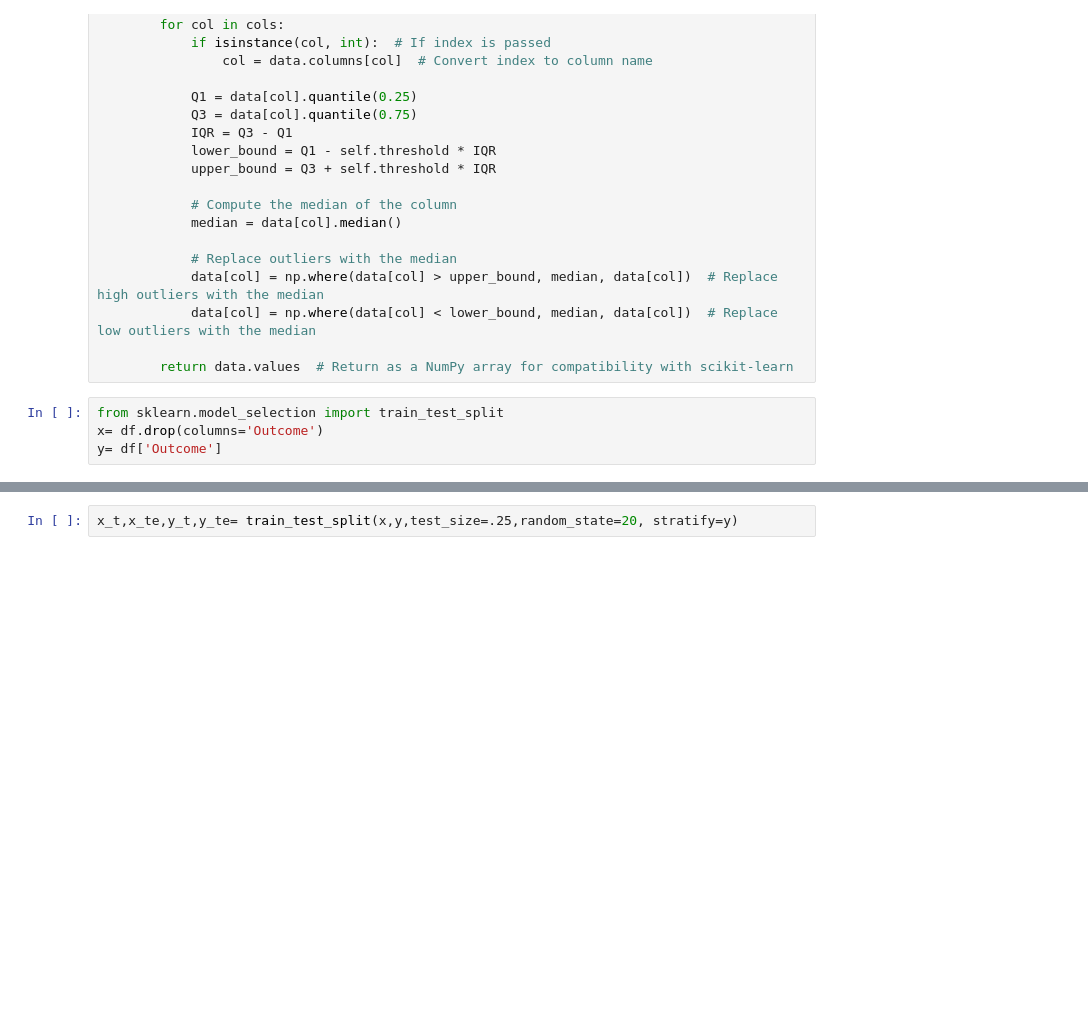
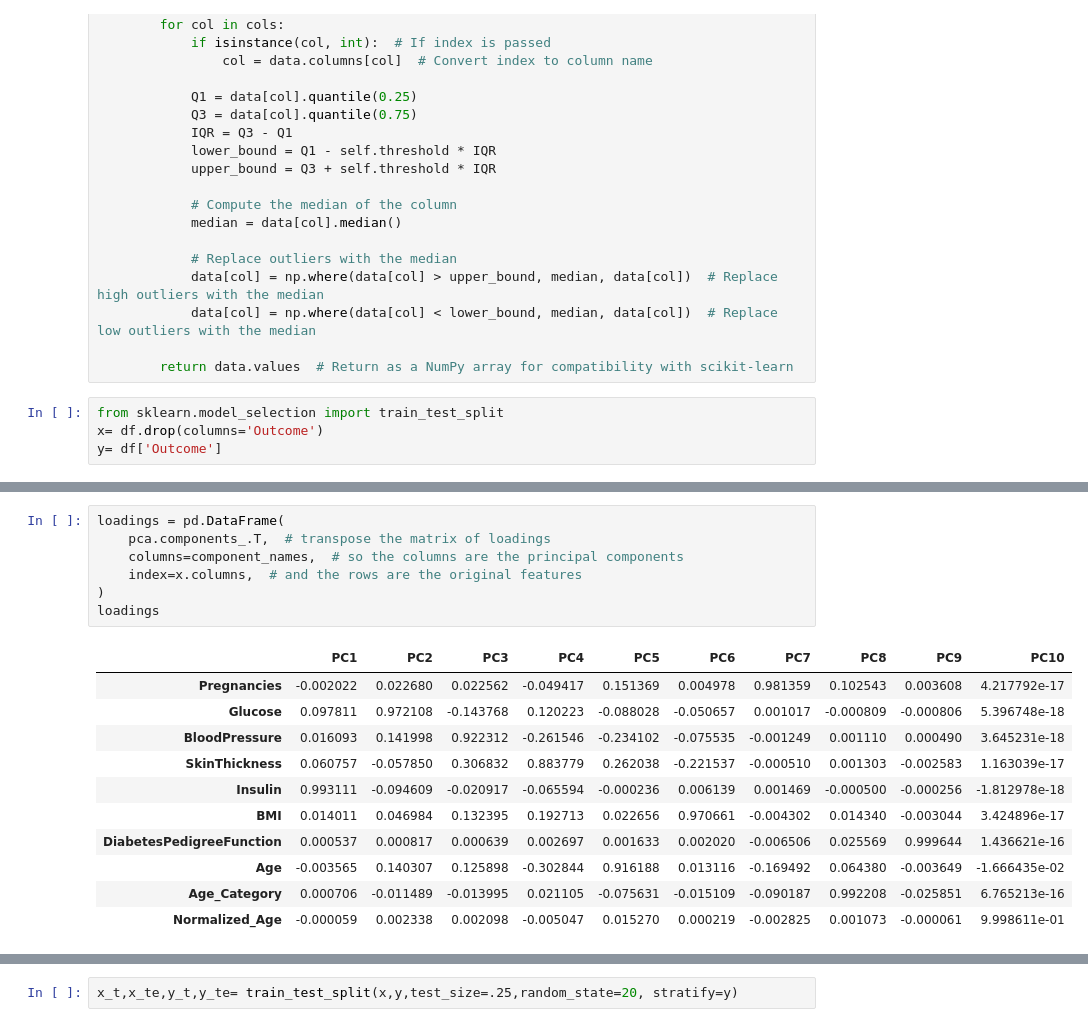
Before and after one commit to waheb-1988/machine_learning_pipeline, a Jupyter notebook: diabetes/eda.ipynb, the cells around one changed output, grey strips where cells are left out. Drawn from its saved outputs; the diff is of its cells as text; blank space fills up the shorter version.

```diff
--- a/diabetes/eda.ipynb
+++ b/diabetes/eda.ipynb
@@ -332,0 +354,19 @@ y= df['Outcome']
+# %%
+loadings = pd.DataFrame(
+    pca.components_.T,  # transpose the matrix of loadings
+    columns=component_names,  # so the columns are the principal components
+    index=x.columns,  # and the rows are the original features
+)
+loadings
+# %% [output]
+|  | PC1 | PC2 | PC3 | PC4 | PC5 | PC6 | PC7 | PC8 | PC9 | PC10 |
+| Pregnancies | -0.002022 | 0.022680 | 0.022562 | -0.049417 | 0.151369 | 0.004978 | 0.981359 | 0.102543 | 0.003608 | 4.217792e-17 |
+| Glucose | 0.097811 | 0.972108 | -0.143768 | 0.120223 | -0.088028 | -0.050657 | 0.001017 | -0.000809 | -0.000806 | 5.396748e-18 |
+| BloodPressure | 0.016093 | 0.141998 | 0.922312 | -0.261546 | -0.234102 | -0.075535 | -0.001249 | 0.001110 | 0.000490 | 3.645231e-18 |
+| SkinThickness | 0.060757 | -0.057850 | 0.306832 | 0.883779 | 0.262038 | -0.221537 | -0.000510 | 0.001303 | -0.002583 | 1.163039e-17 |
+| Insulin | 0.993111 | -0.094609 | -0.020917 | -0.065594 | -0.000236 | 0.006139 | 0.001469 | -0.000500 | -0.000256 | -1.812978e-18 |
+| BMI | 0.014011 | 0.046984 | 0.132395 | 0.192713 | 0.022656 | 0.970661 | -0.004302 | 0.014340 | -0.003044 | 3.424896e-17 |
+| DiabetesPedigreeFunction | 0.000537 | 0.000817 | 0.000639 | 0.002697 | 0.001633 | 0.002020 | -0.006506 | 0.025569 | 0.999644 | 1.436621e-16 |
+| Age | -0.003565 | 0.140307 | 0.125898 | -0.302844 | 0.916188 | 0.013116 | -0.169492 | 0.064380 | -0.003649 | -1.666435e-02 |
+| Age_Category | 0.000706 | -0.011489 | -0.013995 | 0.021105 | -0.075631 | -0.015109 | -0.090187 | 0.992208 | -0.025851 | 6.765213e-16 |
+| Normalized_Age | -0.000059 | 0.002338 | 0.002098 | -0.005047 | 0.015270 | 0.000219 | -0.002825 | 0.001073 | -0.000061 | 9.998611e-01 |
```
Also changed, not shown: parts of 25 cells of this notebook, 3 other files.
